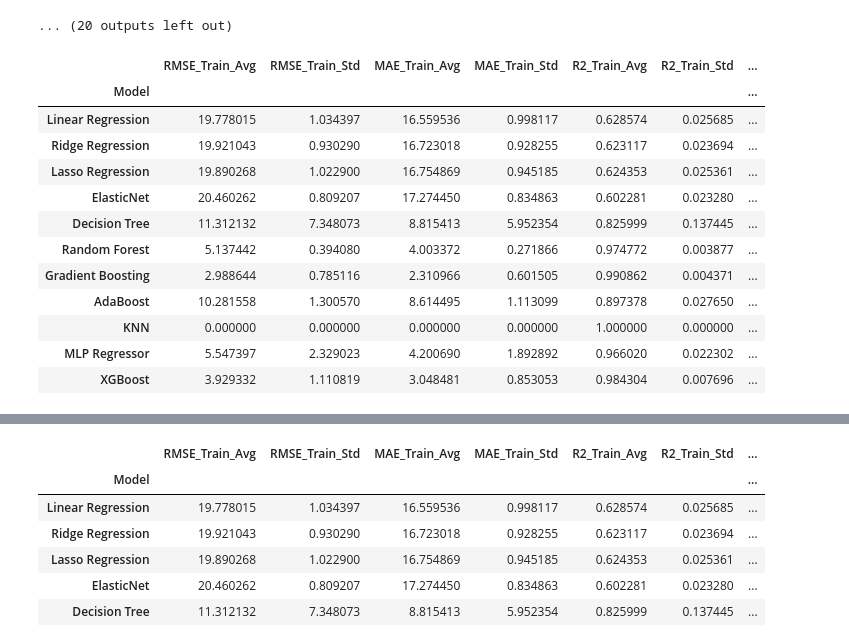
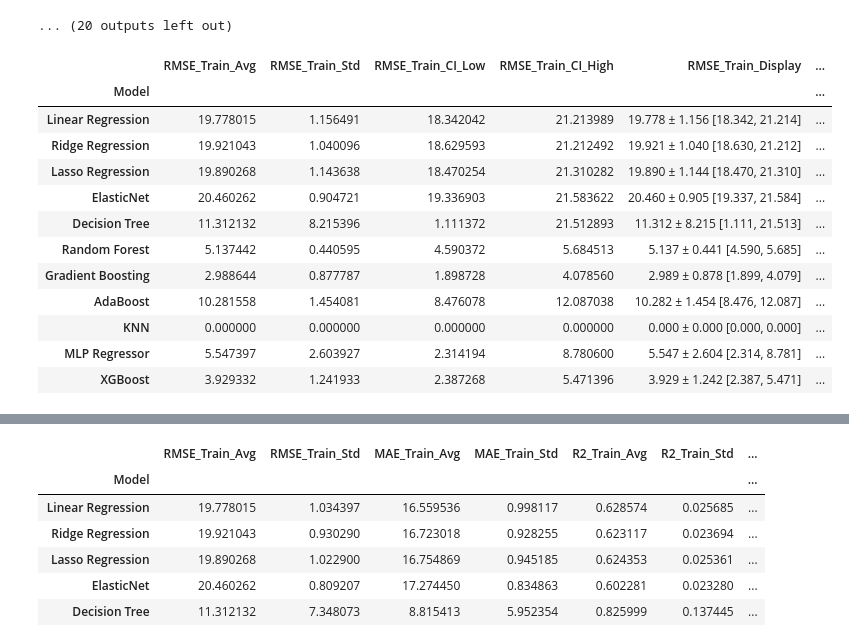
Before and after one commit to taltechloc/cogni-e-spin-inverse-design, a Jupyter notebook: main/regressor_benchmarking.ipynb, the cells around one changed output, grey strips where cells are left out. Saved outputs shown, nothing was run; the diff lists cells and outputs as text; code cells hidden in the pictures.

```diff
--- a/main/regressor_benchmarking.ipynb
+++ b/main/regressor_benchmarking.ipynb
@@ -372,48 +372,65 @@ R²   (val): 0.6777
 [figure]
 ... (20 outputs left out)
 # %%
+from scipy.stats import t
+import numpy as np
+import pandas as pd
 
-rows = []
+n_folds = 5  # number of outer CV folds
+
+# Helper function for 95% CI
+def compute_ci(mean, std, n, confidence=0.95):
+    t_val = t.ppf(1 - (1-confidence)/2, df=n-1)
+    margin = t_val * (std / np.sqrt(n))
+    return mean - margin, mean + margin
+
+def format_ci(mean, std, ci_low, ci_high):
+    return f"{mean:.3f} ± {std:.3f} [{ci_low:.3f}, {ci_high:.3f}]"
+
+# -------------------------
+# Build cleaned results table
+# -------------------------
+rows_clean = []
 for model_name, metrics in results.items():
-    row = {
-        'Model': model_name,
+    row = {'Model': model_name}
 
-        # Train metrics (avg and std)
-        'RMSE_Train_Avg': metrics['RMSE_train_avg'],
-        'RMSE_Train_Std': np.std(metrics['RMSE_train_folds']),
+    # For each metric, compute std and 95% CI
+    for metric, folds in [('RMSE_Train', metrics['RMSE_train_folds']),
+                          ('MAE_Train', metrics['MAE_train_folds']),
+                          ('R2_Train', metrics['R2_train_folds']),
+                          ('RMSE_Val', metrics['RMSE_val_folds']),
+                          ('MAE_Val', metrics['MAE_val_folds']),
+                          ('R2_Val', metrics['R2_val_folds'])]:
 
-        'MAE_Train_Avg': metrics['MAE_train_avg'],
-        'MAE_Train_Std': np.std(metrics['MAE_train_folds']),
+        mean_val = np.mean(folds)
+        std_val  = np.std(folds, ddof=1)
+        ci_low, ci_high = compute_ci(mean_val, std_val, n_folds)
 
-        'R2_Train_Avg': metrics['R2_train_avg'],
-        'R2_Train_Std': np.std(metrics['R2_train_folds']),
+        row[f'{metric}_Avg'] = mean_val
+        row[f'{metric}_Std'] = std_val
+        row[f'{metric}_CI_Low'] = ci_low
+        row[f'{metric}_CI_High'] = ci_high
+        row[f'{metric}_Display'] = format_ci(mean_val, std_val, ci_low, ci_high)
 
-        # Validation metrics (avg and std)
-        'RMSE_Val_Avg': metrics['RMSE_val_avg'],
-        'RMSE_Val_Std': np.std(metrics['RMSE_val_folds']),
+    rows_clean.append(row)
 
-        'MAE_Val_Avg': metrics['MAE_val_avg'],
-        'MAE_Val_Std': np.std(metrics['MAE_val_folds']),
+# Create DataFrame
+clean_results_df = pd.DataFrame(rows_clean)
+clean_results_df.set_index('Model', inplace=True)
 
-        'R2_Val_Avg': metrics['R2_val_avg'],
-        'R2_Val_Std': np.std(metrics['R2_val_folds']),
-    }
-    rows.append(row)
-
-results_df = pd.DataFrame(rows)
-results_df.set_index('Model', inplace=True)
-results_df
+# Display the cleaned table
+clean_results_df
 # %% [output]
-|  | RMSE_Train_Avg | RMSE_Train_Std | MAE_Train_Avg | MAE_Train_Std | R2_Train_Avg | R2_Train_Std | ... |
-| Model |  |  |  |  |  |  | ... |
-| Linear Regression | 19.778015 | 1.034397 | 16.559536 | 0.998117 | 0.628574 | 0.025685 | ... |
-| Ridge Regression | 19.921043 | 0.930290 | 16.723018 | 0.928255 | 0.623117 | 0.023694 | ... |
-| Lasso Regression | 19.890268 | 1.022900 | 16.754869 | 0.945185 | 0.624353 | 0.025361 | ... |
-| ElasticNet | 20.460262 | 0.809207 | 17.274450 | 0.834863 | 0.602281 | 0.023280 | ... |
-| Decision Tree | 11.312132 | 7.348073 | 8.815413 | 5.952354 | 0.825999 | 0.137445 | ... |
-| Random Forest | 5.137442 | 0.394080 | 4.003372 | 0.271866 | 0.974772 | 0.003877 | ... |
-| Gradient Boosting | 2.988644 | 0.785116 | 2.310966 | 0.601505 | 0.990862 | 0.004371 | ... |
-| AdaBoost | 10.281558 | 1.300570 | 8.614495 | 1.113099 | 0.897378 | 0.027650 | ... |
-| KNN | 0.000000 | 0.000000 | 0.000000 | 0.000000 | 1.000000 | 0.000000 | ... |
-| MLP Regressor | 5.547397 | 2.329023 | 4.200690 | 1.892892 | 0.966020 | 0.022302 | ... |
-| XGBoost | 3.929332 | 1.110819 | 3.048481 | 0.853053 | 0.984304 | 0.007696 | ... |
+|  | RMSE_Train_Avg | RMSE_Train_Std | RMSE_Train_CI_Low | RMSE_Train_CI_High | RMSE_Train_Display | ... |
+| Model |  |  |  |  |  | ... |
+| Linear Regression | 19.778015 | 1.156491 | 18.342042 | 21.213989 | 19.778 ± 1.156 [18.342, 21.214] | ... |
+| Ridge Regression | 19.921043 | 1.040096 | 18.629593 | 21.212492 | 19.921 ± 1.040 [18.630, 21.212] | ... |
+| Lasso Regression | 19.890268 | 1.143638 | 18.470254 | 21.310282 | 19.890 ± 1.144 [18.470, 21.310] | ... |
+| ElasticNet | 20.460262 | 0.904721 | 19.336903 | 21.583622 | 20.460 ± 0.905 [19.337, 21.584] | ... |
+| Decision Tree | 11.312132 | 8.215396 | 1.111372 | 21.512893 | 11.312 ± 8.215 [1.111, 21.513] | ... |
+| Random Forest | 5.137442 | 0.440595 | 4.590372 | 5.684513 | 5.137 ± 0.441 [4.590, 5.685] | ... |
+| Gradient Boosting | 2.988644 | 0.877787 | 1.898728 | 4.078560 | 2.989 ± 0.878 [1.899, 4.079] | ... |
+| AdaBoost | 10.281558 | 1.454081 | 8.476078 | 12.087038 | 10.282 ± 1.454 [8.476, 12.087] | ... |
+| KNN | 0.000000 | 0.000000 | 0.000000 | 0.000000 | 0.000 ± 0.000 [0.000, 0.000] | ... |
+| MLP Regressor | 5.547397 | 2.603927 | 2.314194 | 8.780600 | 5.547 ± 2.604 [2.314, 8.781] | ... |
+| XGBoost | 3.929332 | 1.241933 | 2.387268 | 5.471396 | 3.929 ± 1.242 [2.387, 5.471] | ... |
```
Also changed, not shown: parts of 1 cell of this notebook.
